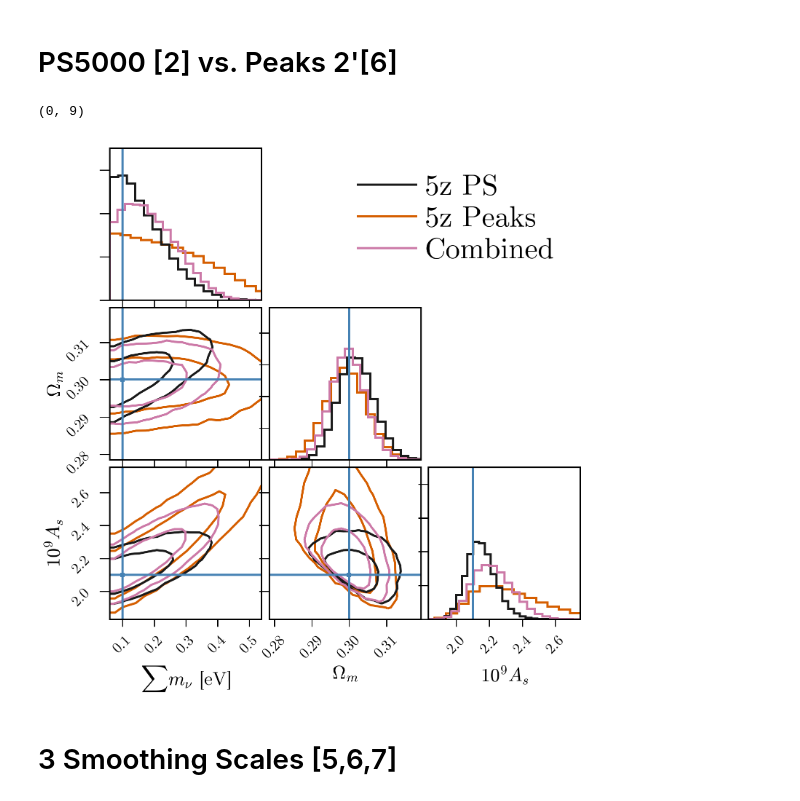
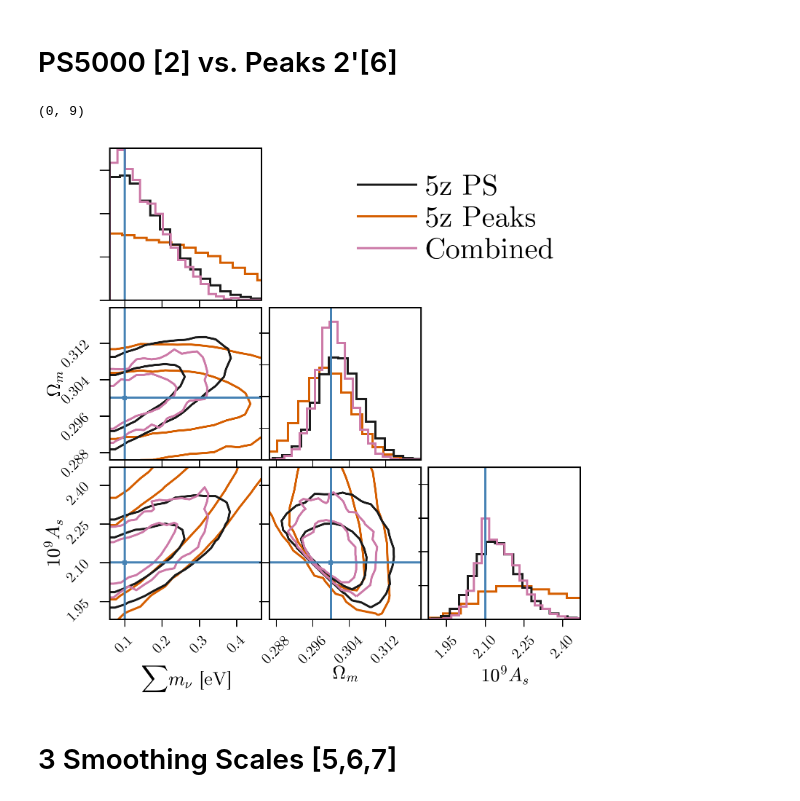
Before and after one commit to xzackli/gp_lens, a Jupyter notebook: Plot Chains.ipynb, the cells around one changed output. Cells and saved outputs as stored; diff of their text form; code cells hidden in the pictures.

Commit message:
fixed isuse with combo

```diff
--- a/Plot Chains.ipynb
+++ b/Plot Chains.ipynb
@@ -38,35 +41,35 @@ fig = corner.corner(samples, plot_datapoints=False, plot_density=False, hist_kwa
                     label_kwargs={'labelpad':300},
                     color=default_color_list[0])
 
-chain = ascii.read("combo.out")[1200:]
+chain = ascii.read("combo12.out")[1200:]
 samples = np.array( [chain['col2'],chain['col3'],chain['col4']] ).T
 fig = corner.corner(samples, plot_datapoints=False, plot_density=False, hist_kwargs={'density':True},
                     labels=[r"$\sum m_{\nu}$ [eV]", r"$\Omega_m$", r"$10^9 A_s$"],
                     truths=params.T[1], fig=fig,
                     levels=(0.68, 0.95),
                     label_kwargs={'labelpad':300},
                     color=default_color_list[4])
 
 
 axes[0,2].plot([],[],color=default_color_list[0], label='5z PS')
 axes[0,2].plot([],[],color=default_color_list[3], label='5z Peaks')
 axes[0,2].plot([],[],color=default_color_list[4], label='Combined')
 axes[0,2].legend(fontsize=40)
 
 axes[0,0].set_ylim(0,7)
 axes[1,1].set_ylim(0,120)
 axes[2,2].set_ylim(0,9)
 
 # axes[2,0].set_xlabel(r'$\sum m_{\nu}$ (eV)', labelpad=50)
 # axes[2,2].set_xlabel(r'$10^9 A_s$', labelpad=50)
 
 # axes[1,0].set_ylabel(r'$\Omega_m$', labelpad=80)
 # axes[2,0].set_ylabel(r'$10^9 A_s$', labelpad=50)
 
 # fig.savefig('figures/5z_PS_peaks_compare.pdf')
 # %% [output]
 (0, 9)
-[figure, old version]
+[figure, new version]
 # %% [markdown]
 # 3 Smoothing Scales [5,6,7]
 # %%
```
Also changed, not shown: parts of 15 cells of this notebook, 6 other files.
